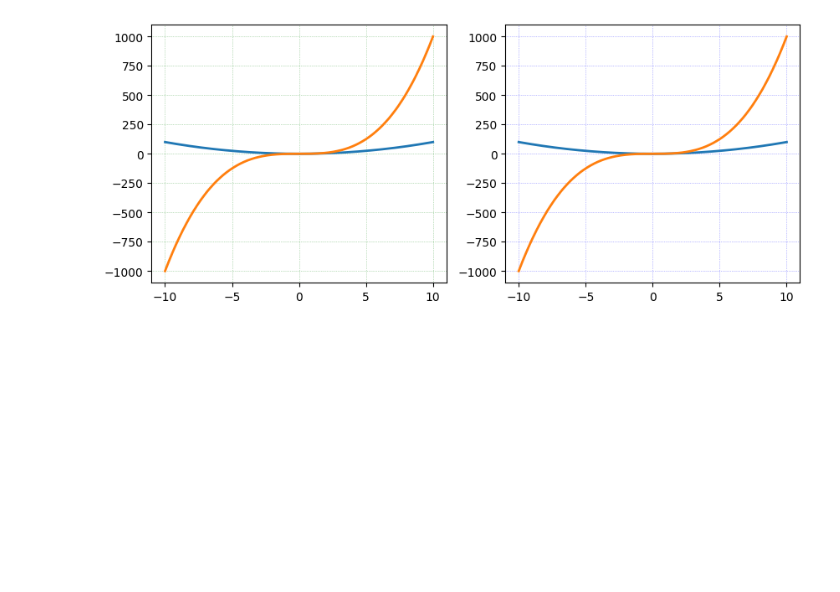
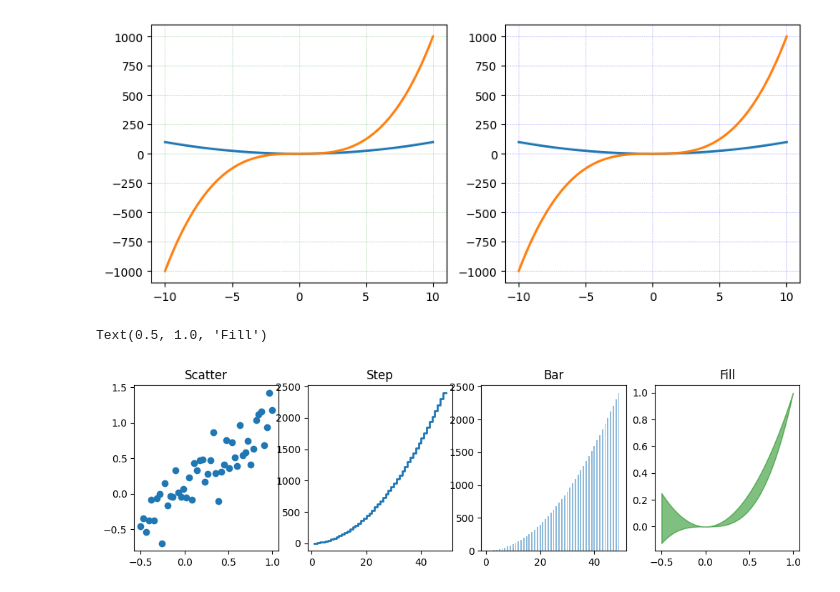
Before and after one commit to suhailphotos/houdiniUtils, a Jupyter notebook: houdiniutils/dataPlotKit/matplotlib_advanced.ipynb, the cells around one changed output. Saved outputs shown, nothing was run; the diff lists cells and outputs as text; code cells hidden in the pictures; blank space fills up the shorter version.

```diff
--- a/houdiniutils/dataPlotKit/matplotlib_advanced.ipynb
+++ b/houdiniutils/dataPlotKit/matplotlib_advanced.ipynb
@@ -49,3 +48,22 @@ ax[1].plot(x, x**2, x, x**3, lw=2)
 ax[1].grid(color='b', alpha=0.5, linestyle='dotted', lw=0.5)
 # %% [output]
 [figure]
+# %%
+n = np.arange(1,50)
+x = np.linspace(-0.5, 1.0, 50)
+# %%
+fig, ax = plt.subplots(1,4, figsize=(12,3))
+ax[0].scatter(x, x+.25*np.random.randn(len(x)))
+ax[0].set_title('Scatter')
+
+ax[1].step(n, n**2, lw=2)
+ax[1].set_title('Step')
+
+ax[2].bar(n, n**2, align='center', width=0.5, alpha=0.5)
+ax[2].set_title('Bar')
+
+ax[3].fill_between(x, x**2, x**3, color='green', alpha=0.5)
+ax[3].set_title('Fill')
+# %% [output]
+Text(0.5, 1.0, 'Fill')
+[figure, added]
```
Also changed, not shown: parts of 5 cells of this notebook, 1 other file.
